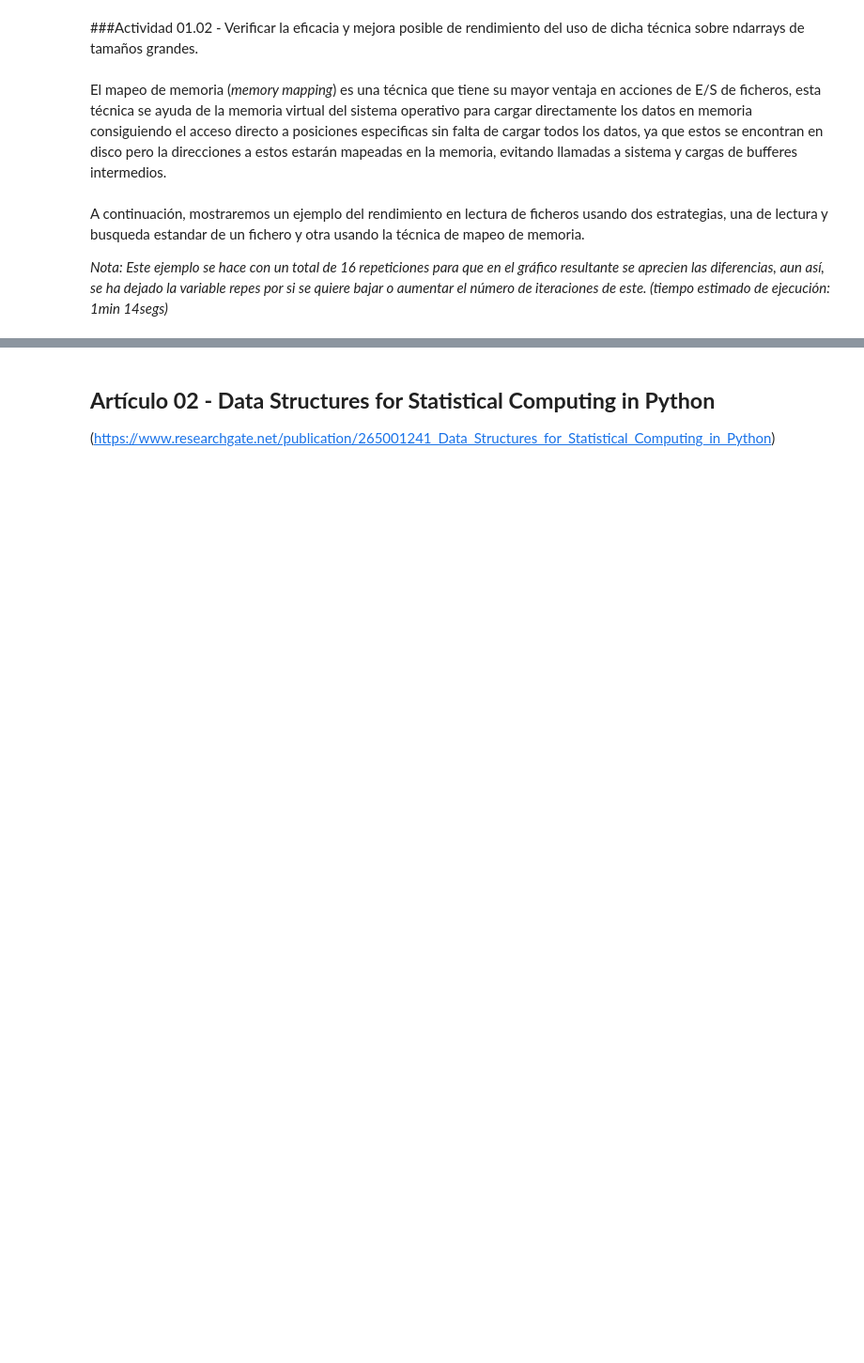
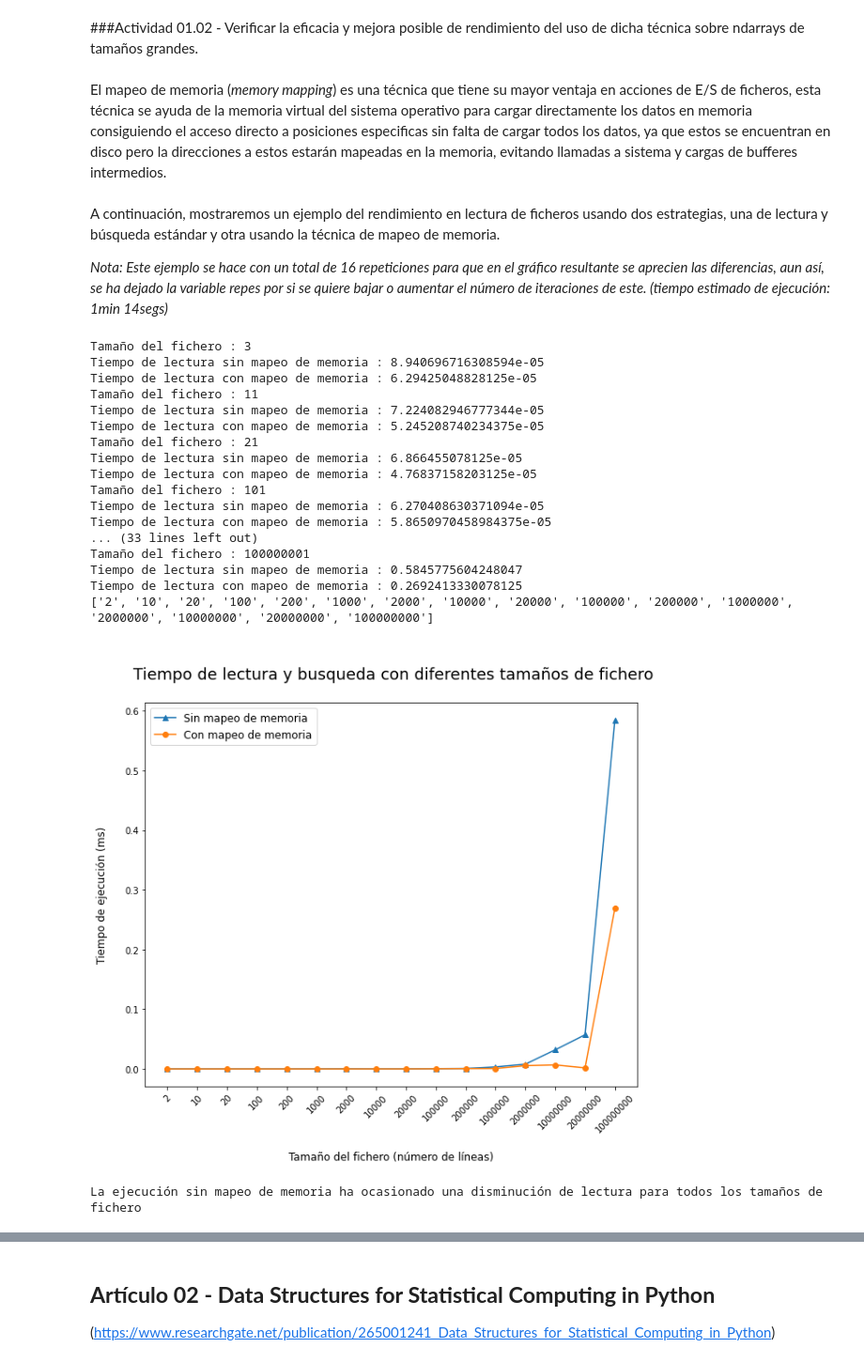
Before and after one commit to mariachurches/PythonIA, a Jupyter notebook: WhitePapers/01MIAR_ACT_WhitePapers.ipynb, the cells around one changed output, grey strips where cells are left out. Shown at 94% size. Cells and saved outputs as stored; diff of their text form; code cells hidden in the pictures; blank space fills up the shorter version.

```diff
--- a/WhitePapers/01MIAR_ACT_WhitePapers.ipynb
+++ b/WhitePapers/01MIAR_ACT_WhitePapers.ipynb
@@ -208,9 +242,9 @@ print(a+b)
 # %% [markdown]
 ###Actividad 01.02 - Verificar la eficacia y mejora posible de rendimiento del uso de dicha técnica sobre ndarrays de tamaños grandes.
 # %% [markdown]
-El mapeo de memoria (*memory mapping*) es una técnica que tiene su mayor ventaja en acciones de E/S de ficheros, esta técnica se ayuda de la memoria virtual del sistema operativo para cargar directamente los datos en memoria consiguiendo el acceso directo a posiciones especificas sin falta de cargar todos los datos, ya que estos se encontran en disco pero la direcciones a estos estarán mapeadas en la memoria, evitando llamadas a sistema y cargas de bufferes intermedios.
+El mapeo de memoria (*memory mapping*) es una técnica que tiene su mayor ventaja en acciones de E/S de ficheros, esta técnica se ayuda de la memoria virtual del sistema operativo para cargar directamente los datos en memoria consiguiendo el acceso directo a posiciones especificas sin falta de cargar todos los datos, ya que estos se encuentran en disco pero la direcciones a estos estarán mapeadas en la memoria, evitando llamadas a sistema y cargas de bufferes intermedios.
 # %% [markdown]
-A continuación, mostraremos un ejemplo del rendimiento en lectura de ficheros usando dos estrategias, una de lectura y busqueda estandar de un fichero y otra usando la técnica de mapeo de memoria.
+A continuación, mostraremos un ejemplo del rendimiento en lectura de ficheros usando dos estrategias, una de lectura y búsqueda estándar y otra usando la técnica de mapeo de memoria.
 
 *Nota: Este ejemplo se hace con un total de 16 repeticiones para que en el gráfico resultante se aprecien las diferencias, aun así, se ha dejado la variable repes por si se quiere bajar o aumentar el número de iteraciones de este. (tiempo estimado de ejecución: 1min 14segs)*
 # %%
@@ -248,32 +282,52 @@ for i in range(repes):
   t_mmap_start_read = time()
   with open("/content/file.txt", mode="r") as fbm:
     with mmap.mmap(fbm.fileno(), 0, access= mmap.ACCESS_READ) as mmap_o:
       mmap_o.find(b"Python")
   t_mmap_end_read = time()
 
   #Comparamos los resultados
   sin_mapeo.append(t_no_mmap_start_end - t_no_mmap_start_read)
   con_mapeo.append(t_mmap_end_read - t_mmap_start_read)
   print('Tamaño del fichero : {0}'.format(tamaño+1))
   print('Tiempo de lectura sin mapeo de memoria : {0}'.format(sin_mapeo[-1]))
   print('Tiempo de lectura con mapeo de memoria : {0}'.format(con_mapeo[-1]))
 
 #Visualizamos los datos
 fig, ax = plt.subplots()
 fig.set_size_inches(10,8)
 print(tamaños)
 axes_x = tamaños
 plt.xticks(rotation=45)
 ax.plot(axes_x, sin_mapeo, marker = '^', label='Sin mapeo de memoria')
 ax.plot(axes_x, con_mapeo, marker = 'o', label='Con mapeo de memoria')
 plt.title("\n Tiempo de lectura y busqueda con diferentes tamaños de fichero\n", loc="center", fontsize=18)
 plt.legend(loc="best", prop={'size': 12})
-plt.xlabel("\nTamaño del fichero (número de lineas)",fontsize=12)
+plt.xlabel("\nTamaño del fichero (número de líneas)",fontsize=12)
 plt.ylabel("Tiempo de ejecución (ms)\n",fontsize=12)
 plt.show()
 
 results = list(map(lambda x, y: x > y, sin_mapeo, con_mapeo))
 if all(results) : print("La ejecución sin mapeo de memoria ha ocasionado una disminución de lectura para todos los tamaños de fichero")
 else:
   print(f"El mapeo de memoria ha tardado menos tiempo de ejecución {sum(results)} de las {repes} repeticiones")
+# %% [output]
+Tamaño del fichero : 3
+Tiempo de lectura sin mapeo de memoria : 8.940696716308594e-05
+Tiempo de lectura con mapeo de memoria : 6.29425048828125e-05
+Tamaño del fichero : 11
+Tiempo de lectura sin mapeo de memoria : 7.224082946777344e-05
+Tiempo de lectura con mapeo de memoria : 5.245208740234375e-05
+Tamaño del fichero : 21
+Tiempo de lectura sin mapeo de memoria : 6.866455078125e-05
+Tiempo de lectura con mapeo de memoria : 4.76837158203125e-05
+Tamaño del fichero : 101
+Tiempo de lectura sin mapeo de memoria : 6.270408630371094e-05
+Tiempo de lectura con mapeo de memoria : 5.8650970458984375e-05
+... (33 lines left out)
+Tamaño del fichero : 100000001
+Tiempo de lectura sin mapeo de memoria : 0.5845775604248047
+Tiempo de lectura con mapeo de memoria : 0.2692413330078125
+['2', '10', '20', '100', '200', '1000', '2000', '10000', '20000', '100000', '200000', '1000000', '2000000', '10000000', '20000000', '100000000']
+[figure, added]
+La ejecución sin mapeo de memoria ha ocasionado una disminución de lectura para todos los tamaños de fichero
 # %% [markdown]
```
Also changed, not shown: parts of 25 cells of this notebook.
